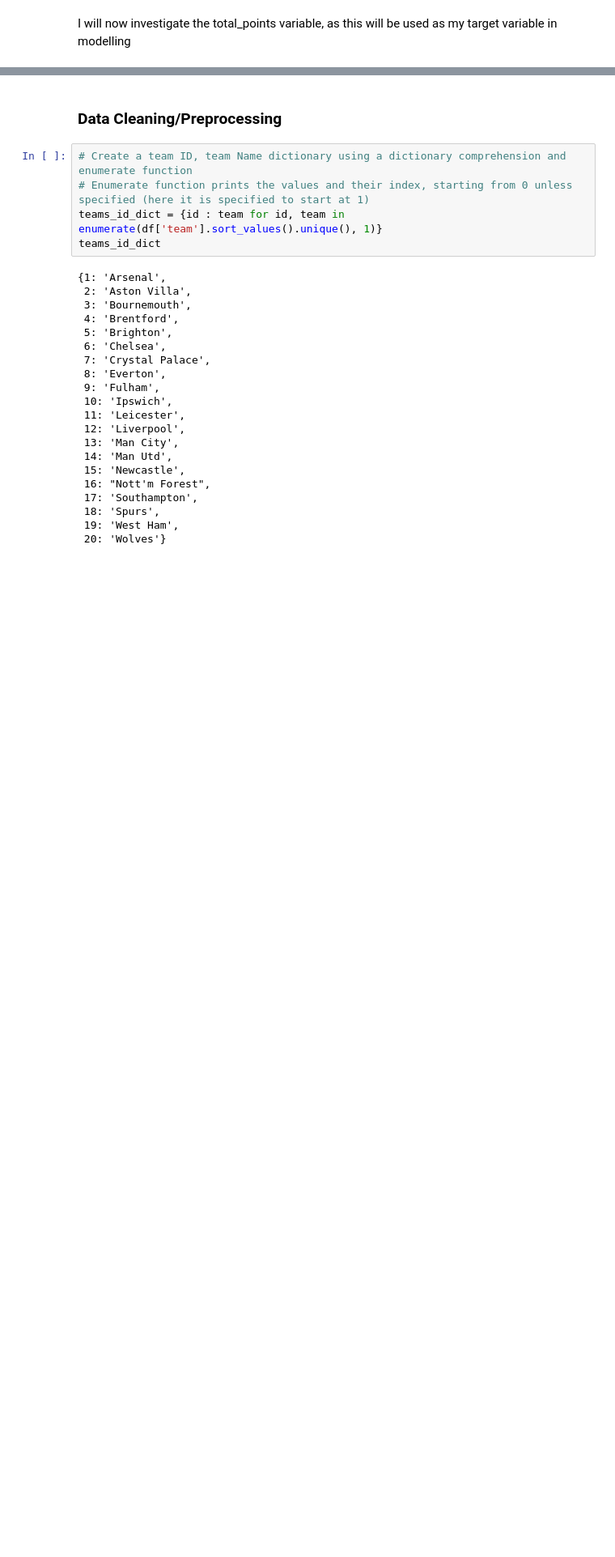
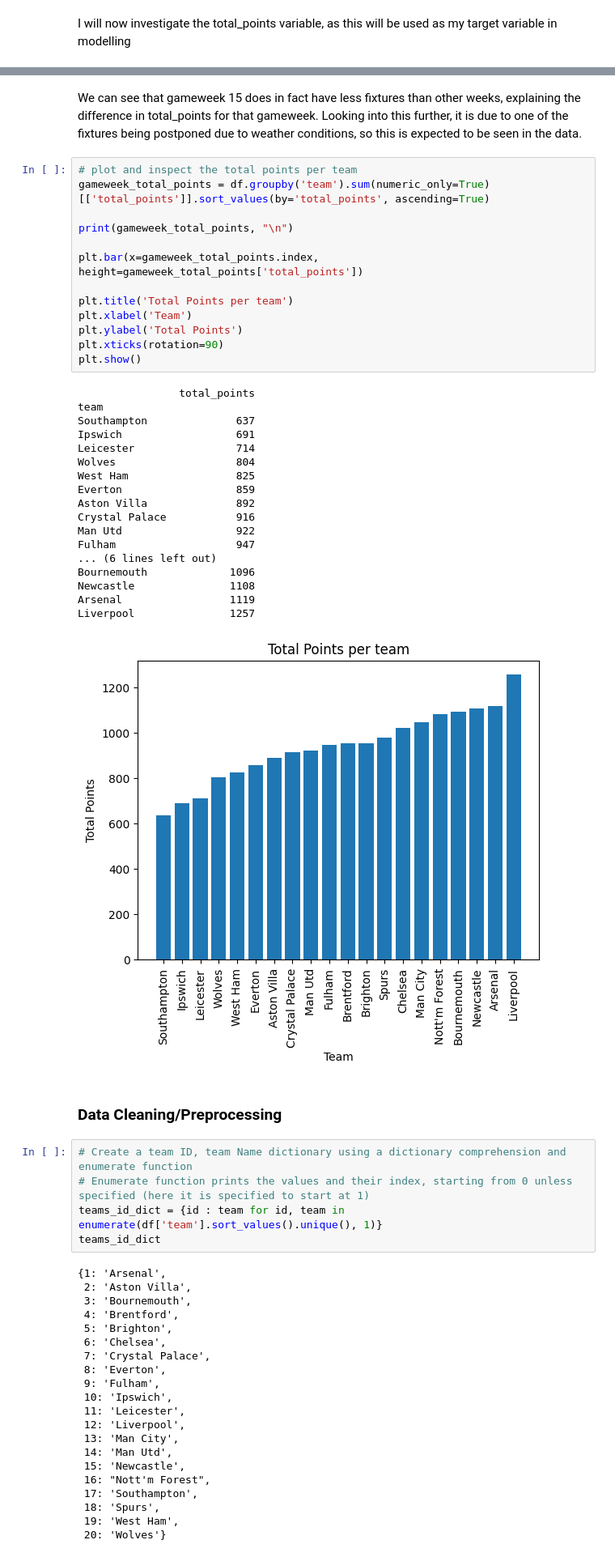
Before and after one commit to mattfurey1/fpl_points_predictor, a Jupyter notebook: project.ipynb, the cells around one changed output, grey strips where cells are left out. Shown at 81% size. Saved outputs shown, nothing was run; the diff lists cells and outputs as text; blank space fills up the shorter version.

```diff
--- a/project.ipynb
+++ b/project.ipynb
@@ -221,3 +262,37 @@ dtype: int64
+# %% [markdown]
+We can see that gameweek 15 does in fact have less fixtures than other weeks, explaining the difference in total_points for that gameweek. Looking into this further, it is due to one of the fixtures being postponed due to weather conditions, so this is expected to be seen in the data.
+# %%
+# plot and inspect the total points per team
+gameweek_total_points = df.groupby('team').sum(numeric_only=True)[['total_points']].sort_values(by='total_points', ascending=True)
+
+print(gameweek_total_points, "\n")
+
+plt.bar(x=gameweek_total_points.index, height=gameweek_total_points['total_points'])
+
+plt.title('Total Points per team')
+plt.xlabel('Team')
+plt.ylabel('Total Points')
+plt.xticks(rotation=90)
+plt.show()
+# %% [output]
+                total_points
+team
+Southampton              637
+Ipswich                  691
+Leicester                714
+Wolves                   804
+West Ham                 825
+Everton                  859
+Aston Villa              892
+Crystal Palace           916
+Man Utd                  922
+Fulham                   947
+... (6 lines left out)
+Bournemouth             1096
+Newcastle               1108
+Arsenal                 1119
+Liverpool               1257
+[figure, added]
 # %% [markdown]
 ### Data Cleaning/Preprocessing
 # %%
```
Also changed, not shown: parts of 15 cells of this notebook.
